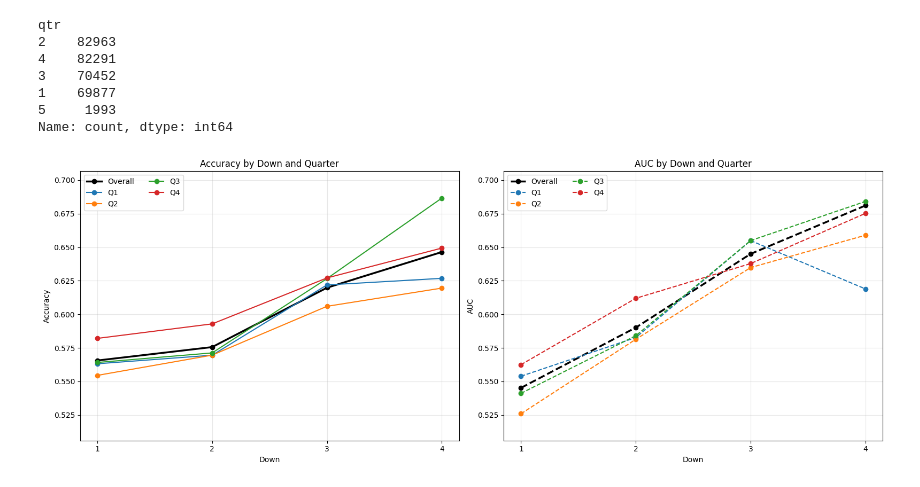
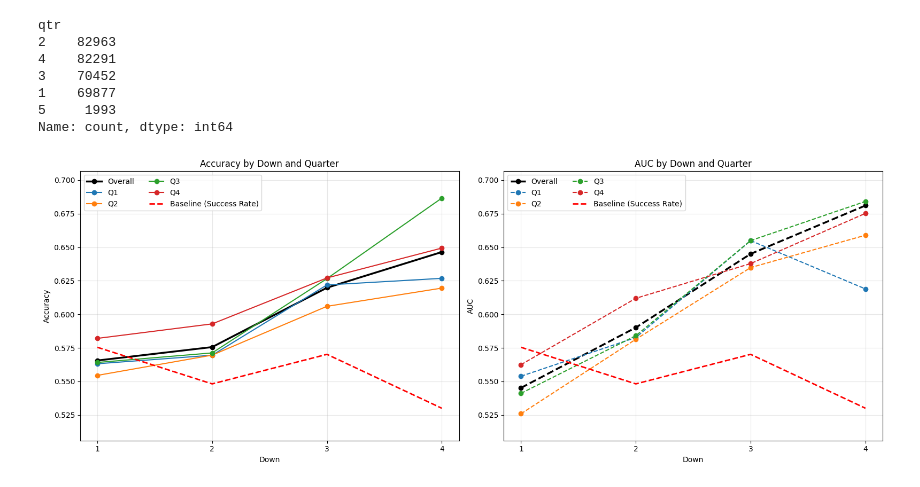
Before and after one commit to colin-seiler/NFL_SuccessWatch, a Jupyter notebook: notebooks/gradient_features.ipynb, the cells around one changed output. Drawn from its saved outputs; the diff is of its cells as text; code cells hidden in the pictures.

```diff
--- a/notebooks/gradient_features.ipynb
+++ b/notebooks/gradient_features.ipynb
@@ -246,10 +246,6 @@ qtr
 5     1993
 Name: count, dtype: int64
 # %%
-import matplotlib.pyplot as plt
-import numpy as np
-from sklearn.metrics import accuracy_score, roc_auc_score
-
 downs = [1, 2, 3, 4]
 quarters = [1, 2, 3, 4]
 
@@ -263,7 +259,13 @@ for d in downs:
     acc_overall.append(accuracy_score(y_test[idx], y_pred[idx]))
     auc_overall.append(roc_auc_score(y_test[idx], y_proba[idx]))
 
-# ---- per-quarter ----
+# ---- baseline by down (quarter ignored) ----
+baseline_down = []
+for d in downs:
+    idx = X_test['down'] == d
+    baseline_down.append(np.max([1-y_test[idx].mean(),y_test[idx].mean()]))
+
+# ---- quarter-specific by-down ----
 for q in quarters:
     for d in downs:
         idx = (X_test['down'] == d) & (X_test['qtr'] == q)
@@ -274,51 +276,57 @@ for q in quarters:
             acc_q[q].append(accuracy_score(y_test[idx], y_pred[idx]))
             auc_q[q].append(roc_auc_score(y_test[idx], y_proba[idx]))
 
-# ---- compute shared y-limits ----
+# ---- compute shared y-limits including baseline ----
 all_vals = (
     acc_overall + auc_overall +
+    baseline_down +
     [v for q in quarters for v in acc_q[q]] +
     [v for q in quarters for v in auc_q[q]]
 )
 
 ymin = np.nanmin(all_vals)
 ymax = np.nanmax(all_vals)
-
-# small padding
-pad = 0.02
-ylim = (ymin - pad, ymax + pad)
+ylim = (ymin - 0.02, ymax + 0.02)
 
 
 # ------------------ PLOTS ------------------
 fig, axes = plt.subplots(1, 2, figsize=(16, 6), sharex=True)
 
-# --- ACCURACY ---
+# ------------------ ACCURACY PLOT ------------------
 ax = axes[0]
 ax.plot(downs, acc_overall, marker='o', linewidth=2.5, color='black', label='Overall')
 for q in quarters:
     ax.plot(downs, acc_q[q], marker='o', label=f'Q{q}')
+
+# per-down baseline
+ax.plot(downs, baseline_down, color='red', linestyle='--', linewidth=2, label='Baseline (Success Rate)')
+
 ax.set_title("Accuracy by Down and Quarter")
 ax.set_xlabel("Down")
 ax.set_ylabel("Accuracy")
 ax.set_xticks(downs)
 ax.set_ylim(ylim)
 ax.grid(True, alpha=0.3)
 ax.legend(ncol=2)
 
-# --- AUC ---
+# ------------------ AUC PLOT ------------------
 ax = axes[1]
 ax.plot(downs, auc_overall, marker='o', linewidth=2.5, color='black', linestyle='--', label='Overall')
 for q in quarters:
     ax.plot(downs, auc_q[q], marker='o', linestyle='--', label=f'Q{q}')
+
+# per-down baseline again
+ax.plot(downs, baseline_down, color='red', linestyle='--', linewidth=2, label='Baseline (Success Rate)')
+
 ax.set_title("AUC by Down and Quarter")
 ax.set_xlabel("Down")
 ax.set_ylabel("AUC")
 ax.set_xticks(downs)
 ax.set_ylim(ylim)
 ax.grid(True, alpha=0.3)
 ax.legend(ncol=2)
 
 plt.tight_layout()
 plt.show()
 # %% [output]
-[figure, old version]
+[figure, new version]
```
